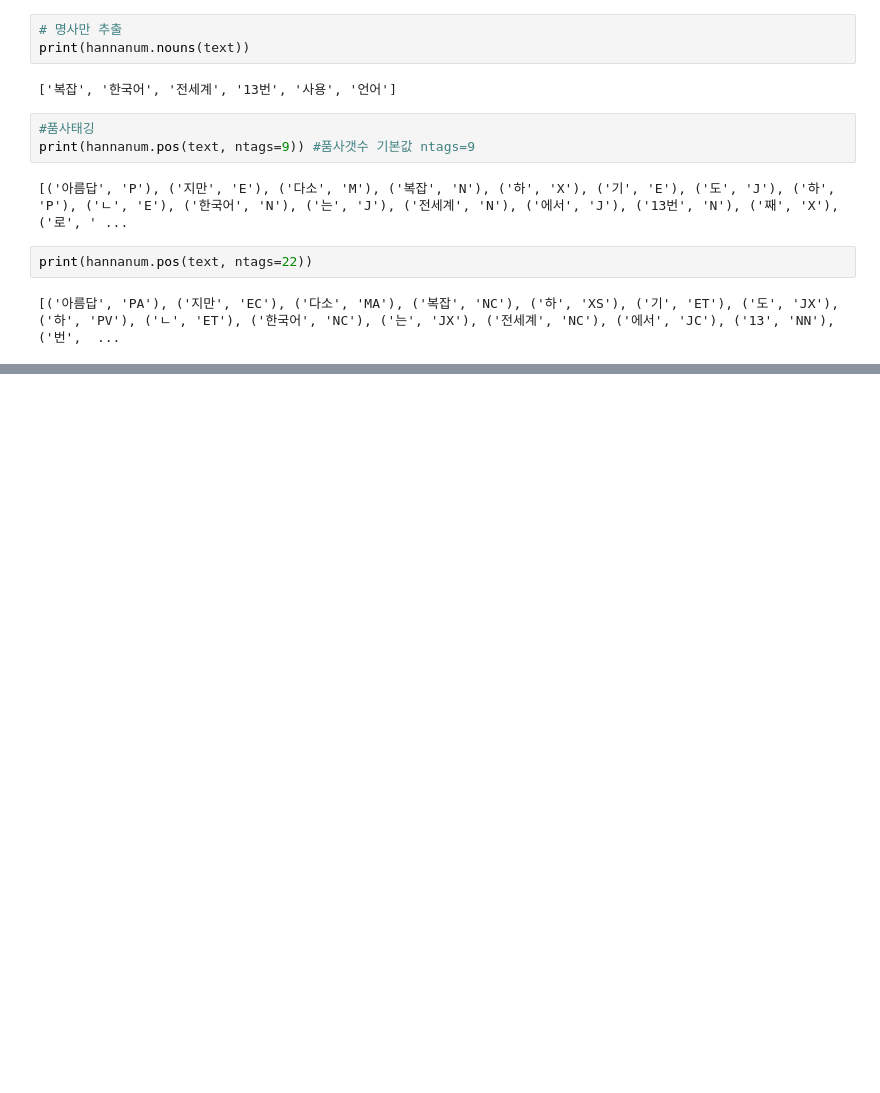
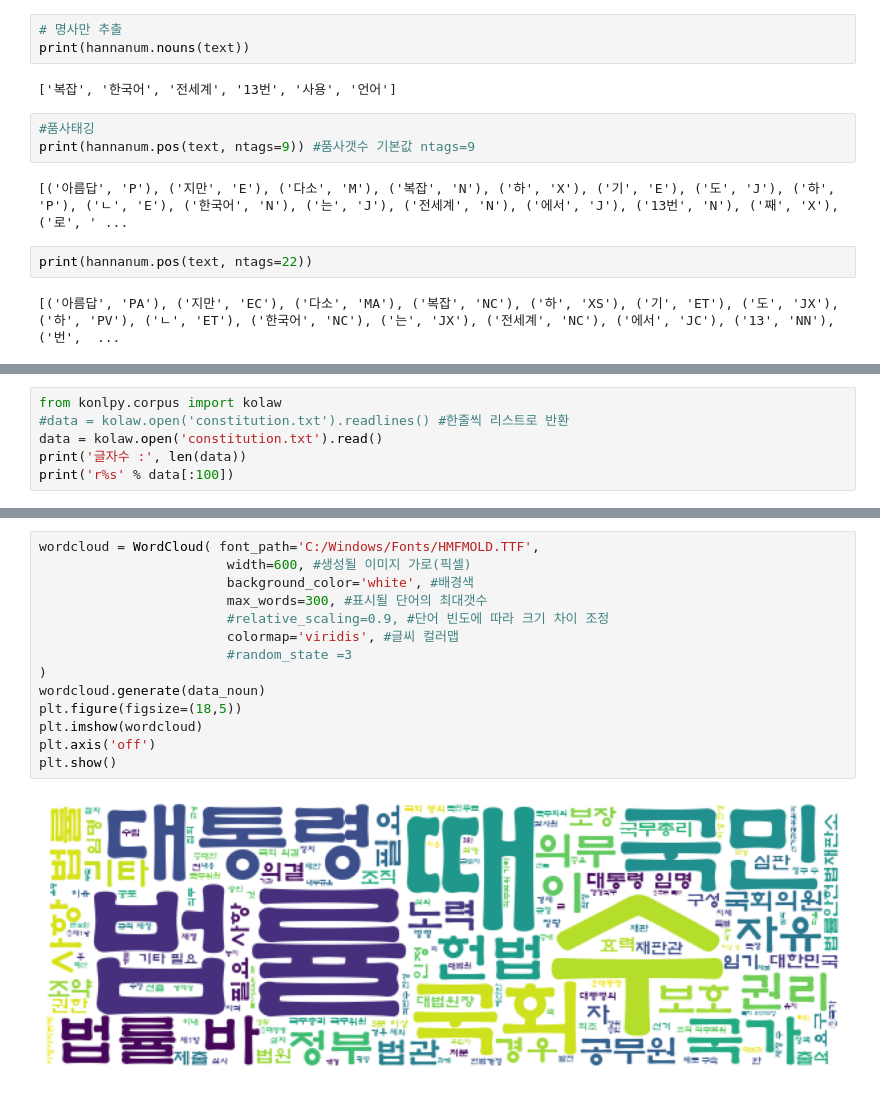
Before and after one commit to SeohuiJeong0420/ai_x, a Jupyter notebook: source/07_자연어처리/ch2_한글형태소분석_시각화.ipynb, the cells around one changed output, grey strips where cells are left out. Drawn from its saved outputs; the diff is of its cells as text; blank space fills up the shorter version.

```diff
--- a/source/07_자연어처리/ch2_한글형태소분석_시각화.ipynb
+++ b/source/07_자연어처리/ch2_한글형태소분석_시각화.ipynb
@@ -95,0 +243,6 @@ print(hannanum.pos(text, ntags=22))
+# %%
+from konlpy.corpus import kolaw
+#data = kolaw.open('constitution.txt').readlines() #한줄씩 리스트로 반환
+data = kolaw.open('constitution.txt').read()
+print('글자수 :', len(data))
+print('r%s' % data[:100])
@@ -95,0 +321,16 @@ print(hannanum.pos(text, ntags=22))
+# %%
+wordcloud = WordCloud( font_path='C:/Windows/Fonts/HMFMOLD.TTF',
+                        width=600, #생성될 이미지 가로(픽셀)
+                        background_color='white', #배경색
+                        max_words=300, #표시될 단어의 최대갯수
+                        #relative_scaling=0.9, #단어 빈도에 따라 크기 차이 조정
+                        colormap='viridis', #글씨 컬러맵
+                        #random_state =3
+)
+wordcloud.generate(data_noun)
+plt.figure(figsize=(18,5))
+plt.imshow(wordcloud)
+plt.axis('off')
+plt.show()
+# %% [output]
+[figure, added]
```
Also changed, not shown: parts of 58 cells of this notebook, 4 other files.
